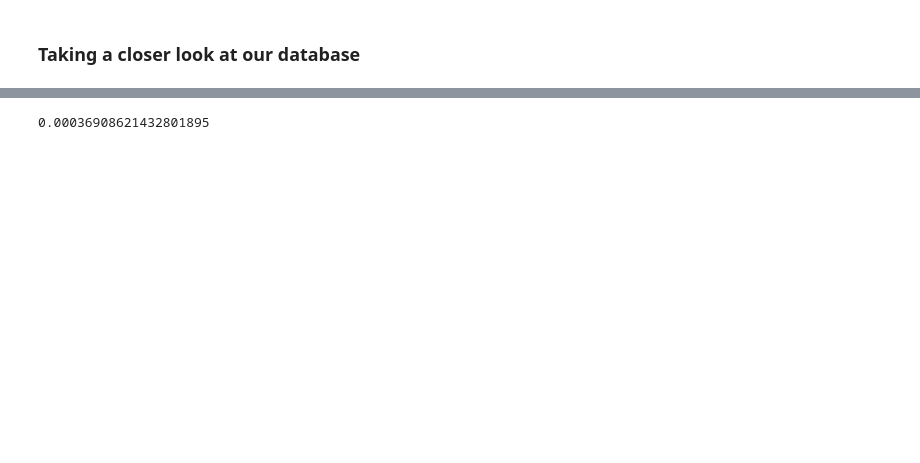
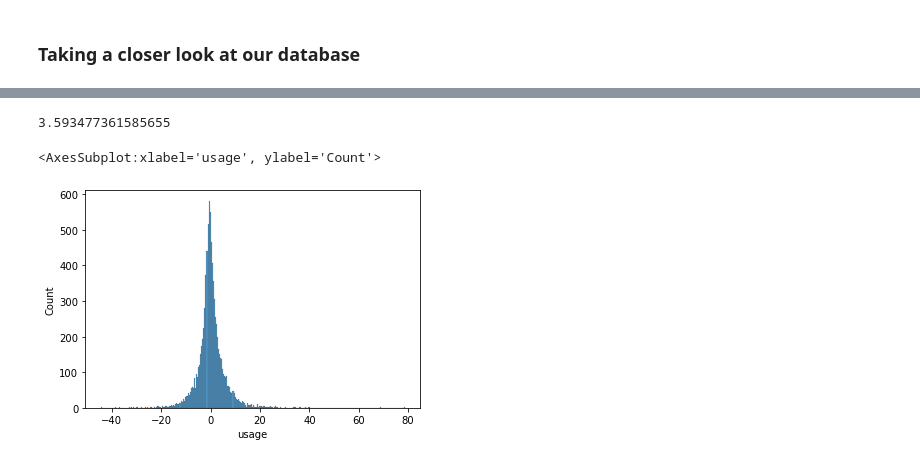
Before and after one commit to kchian/City-Biking, a Jupyter notebook: SF_ML.ipynb, the cells around one changed output, grey strips where cells are left out. Saved outputs shown, nothing was run; the diff lists cells and outputs as text; code cells hidden in the pictures; blank space fills up the shorter version.

```diff
--- a/SF_ML.ipynb
+++ b/SF_ML.ipynb
@@ -205,2 +251,0 @@ X_tr
-# %%
-reg = LinearRegression().fit(X_tr, y_tr)
@@ -206,0 +256,2 @@ reg = LinearRegression().fit(X_tr, y_tr)
+# %%
+X_te = X_te.dropna()
@@ -207,6 +360,9 @@ reg = LinearRegression().fit(X_tr, y_tr)
 # %%
-yhat = reg.predict(X_te)
+yhat = best["model"].predict(X_te)
+# %% [output]
+3.593477361585655
 # %%
-mean_squared_error(y_te, yhat)
+sns.histplot(y_te - yhat)
 # %% [output]
-0.00036908621432801895
+<AxesSubplot:xlabel='usage', ylabel='Count'>
+[figure, added]
```
Also changed, not shown: parts of 21 cells of this notebook.
